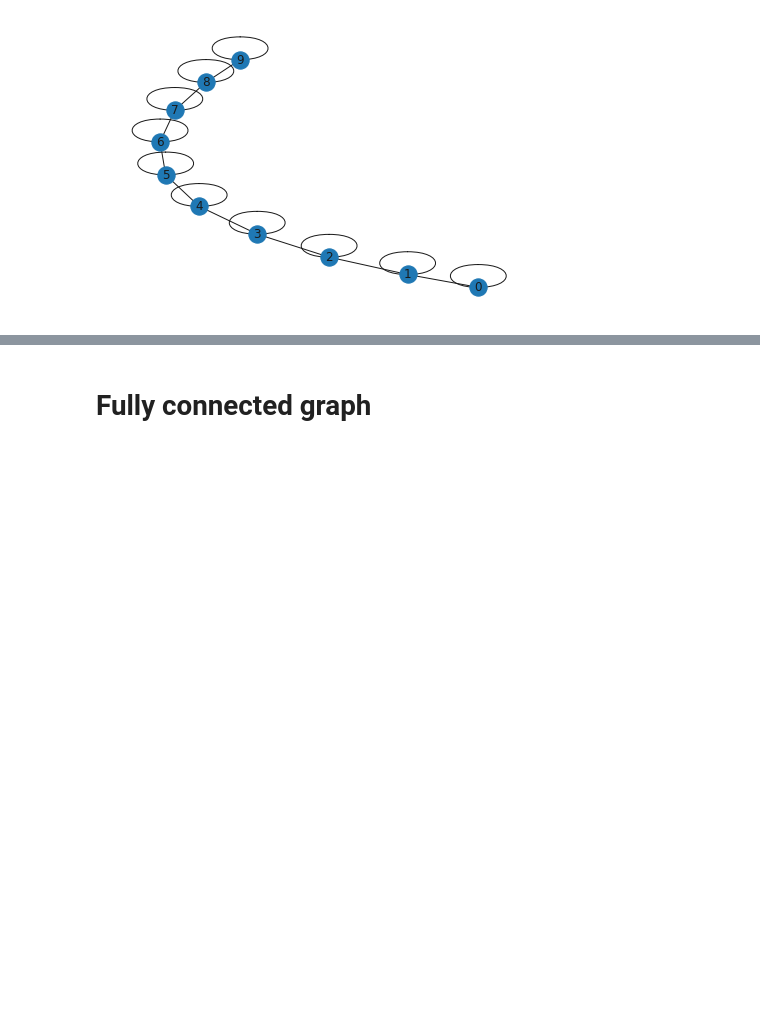
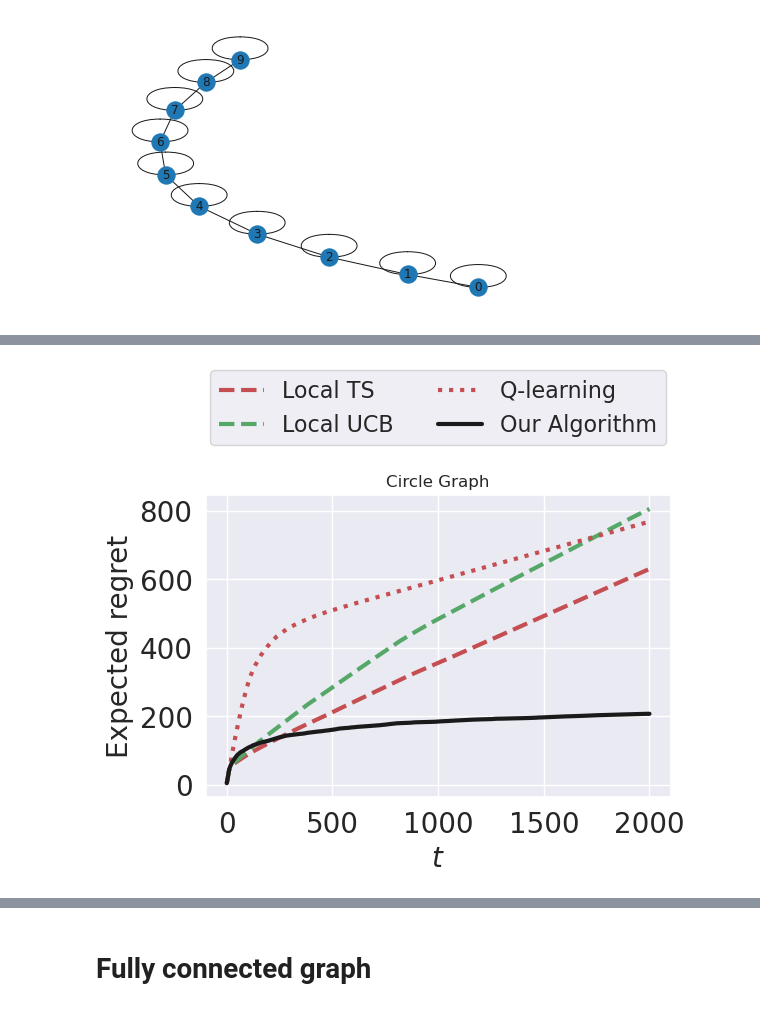
Before and after one commit to kasperjo/Graph-Bandit, a Jupyter notebook: main3.ipynb, the cells around one changed output, grey strips where cells are left out. Saved outputs shown, nothing was run; the diff lists cells and outputs as text; code cells hidden in the pictures; blank space fills up the shorter version.

```diff
--- a/main3.ipynb
+++ b/main3.ipynb
@@ -267,0 +295,20 @@ plotRegrets([line_regrets], titles=['Line Graph'])
+# %%
+line_regrets = {}
+# %%
+
+# line_regrets['greedy'] = train_agent(n_samples,T,G,means, stdevs,init_node,partial(local_greedy_agent,epsilon0=0.05))
+
+line_regrets['thompson'] = train_agent(n_samples,T,G,means, stdevs,init_node,local_ts_agent)
+
+line_regrets['UCB'] = train_agent(n_samples,T,G,means, stdevs,init_node,local_ucb_agent)
+# %%
+# epsilon = epsilon0* 0.99**h
+
+reg,_=testLearning(episodes=episodes, T=T, n_samples=n_samples, epsilon=epsilon,\
+                          epsilon_discount=0.99,\
+                          algorithms=['Q_learning'], G=G, means=means, stdevs=stdevs, mean_magnitude=mu_size,\
+                          stdev_magnitude=sigma_size, update_multiple_qs=True,init_nodes = {'Q_learning':init_node})
+
+line_regrets['Q_learning'] = reg['Q_learning']
+# %%
+line_regrets['Our Algorithm'] = train_agent(n_samples,T,G,means, stdevs,init_node,doubling_agent)
@@ -267,0 +318,7 @@ plotRegrets([line_regrets], titles=['Line Graph'])
+# %%
+
+plt.figure(dpi=100)
+
+plotRegrets([line_regrets], titles=['Circle Graph'])
+# %% [output]
+[figure, added]
```
Also changed, not shown: parts of 44 cells of this notebook, 29 other files.
